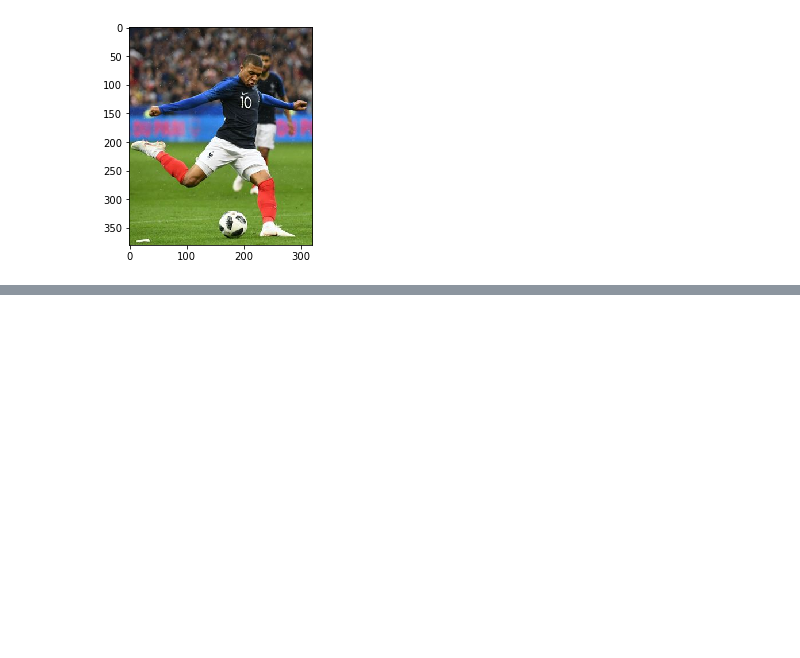
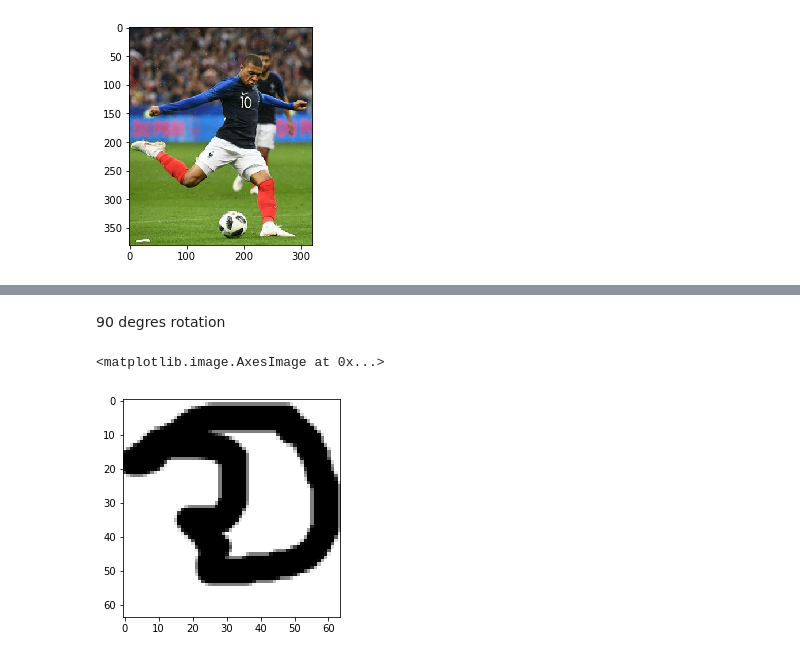
Before and after one commit to DatenBiene/Reco_Logo, a Jupyter notebook: Learning cv2.ipynb, the cells around one changed output, grey strips where cells are left out. Drawn from its saved outputs; the diff is of its cells as text; code cells hidden in the pictures; blank space fills up the shorter version.

```diff
--- a/Learning cv2.ipynb
+++ b/Learning cv2.ipynb
@@ -92,0 +112,11 @@ plt.imshow(mbappe)
+# %% [markdown]
+90 degres rotation
+# %%
+
+num_rows, num_cols = img.shape[:2]
+rotation_matrix = cv2.getRotationMatrix2D((num_cols/2, num_rows/2), 0, 1)
+img_rotation = cv2.warpAffine(img, rotation_matrix, (num_cols, num_rows))
+plt.imshow(img_rotation,cmap='binary')
+# %% [output]
+<matplotlib.image.AxesImage at 0x...>
+[figure, added]
```
Also changed, not shown: parts of 3 cells of this notebook.
